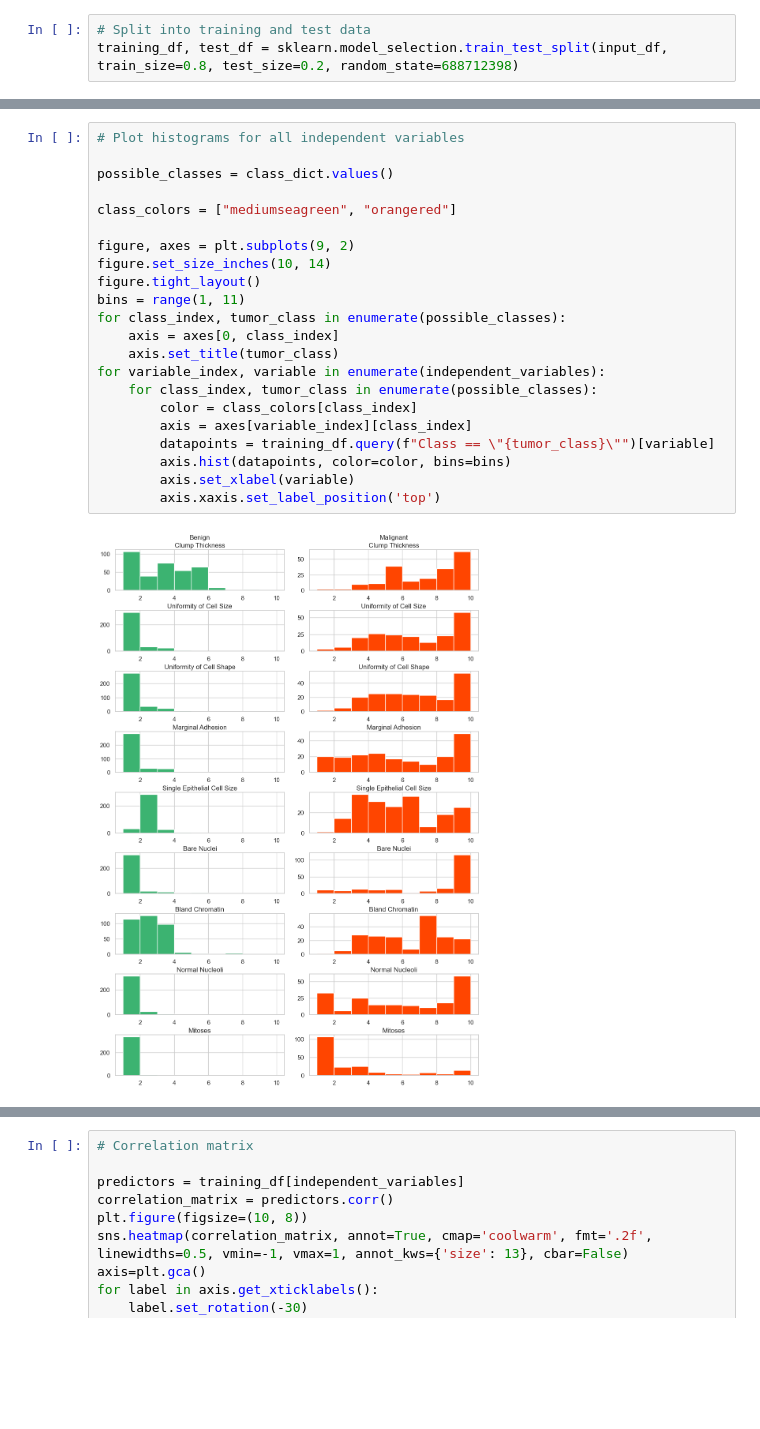
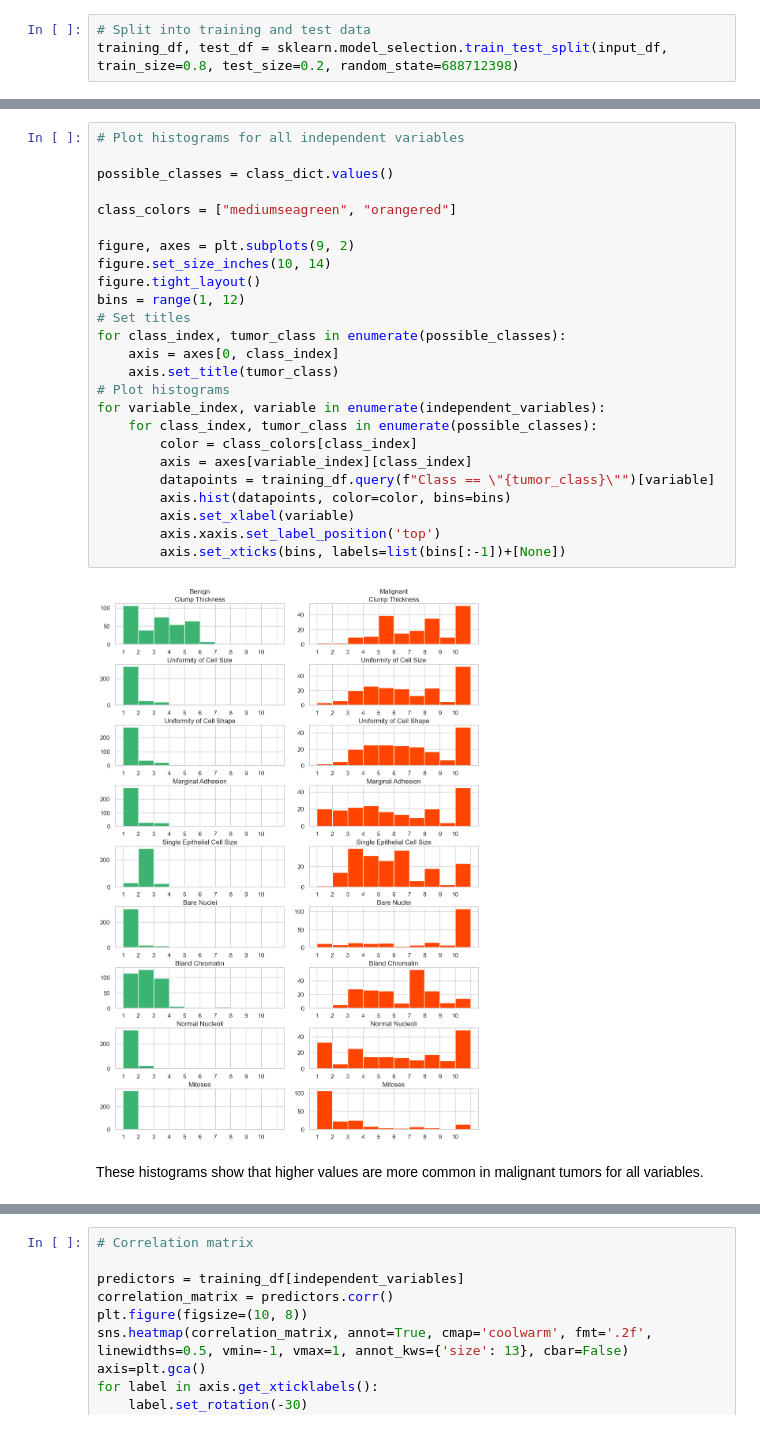
Before and after one commit to 18alle18/Reproducible-Challenge-Project, a Jupyter notebook: Project_Alexander_Love.ipynb, the cells around one changed output, grey strips where cells are left out. Saved outputs shown, nothing was run; the diff lists cells and outputs as text; blank space fills up the shorter version.

```diff
--- a/Project_Alexander_Love.ipynb
+++ b/Project_Alexander_Love.ipynb
@@ -117,24 +134,29 @@ Text(0.5, 1.0, 'Violin plots')
 # %%
 # Plot histograms for all independent variables
 
 possible_classes = class_dict.values()
 
 class_colors = ["mediumseagreen", "orangered"]
 
 figure, axes = plt.subplots(9, 2)
 figure.set_size_inches(10, 14)
 figure.tight_layout()
-bins = range(1, 11)
+bins = range(1, 12)
+# Set titles
 for class_index, tumor_class in enumerate(possible_classes):
     axis = axes[0, class_index]
     axis.set_title(tumor_class)
+# Plot histograms
 for variable_index, variable in enumerate(independent_variables):
     for class_index, tumor_class in enumerate(possible_classes):
         color = class_colors[class_index]
         axis = axes[variable_index][class_index]
         datapoints = training_df.query(f"Class == \"{tumor_class}\"")[variable]
         axis.hist(datapoints, color=color, bins=bins)
         axis.set_xlabel(variable)
         axis.xaxis.set_label_position('top')
+        axis.set_xticks(bins, labels=list(bins[:-1])+[None])
 # %% [output]
-[figure, old version]
+[figure, new version]
+# %% [markdown]
+These histograms show that higher values are more common in malignant tumors for all variables.
```
Also changed, not shown: parts of 59 cells of this notebook, 1 other file.
